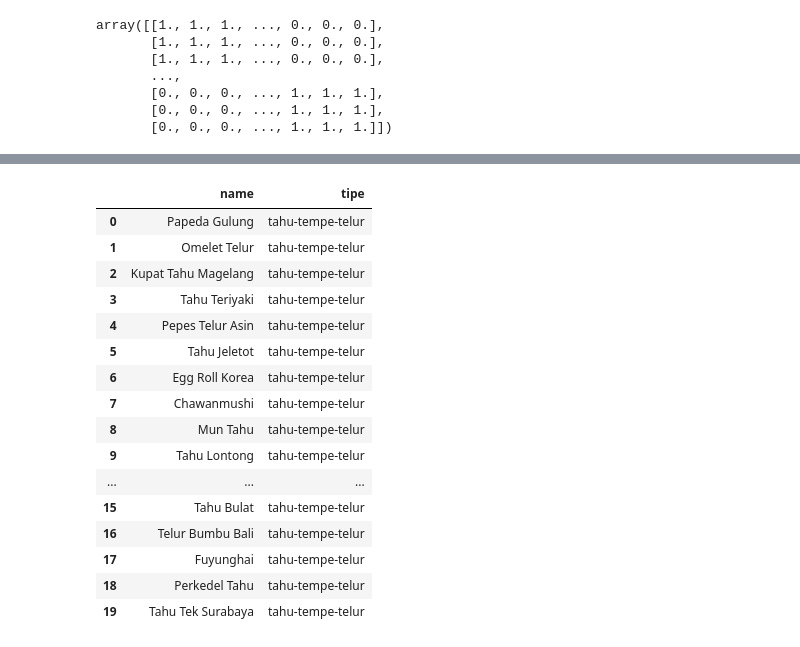
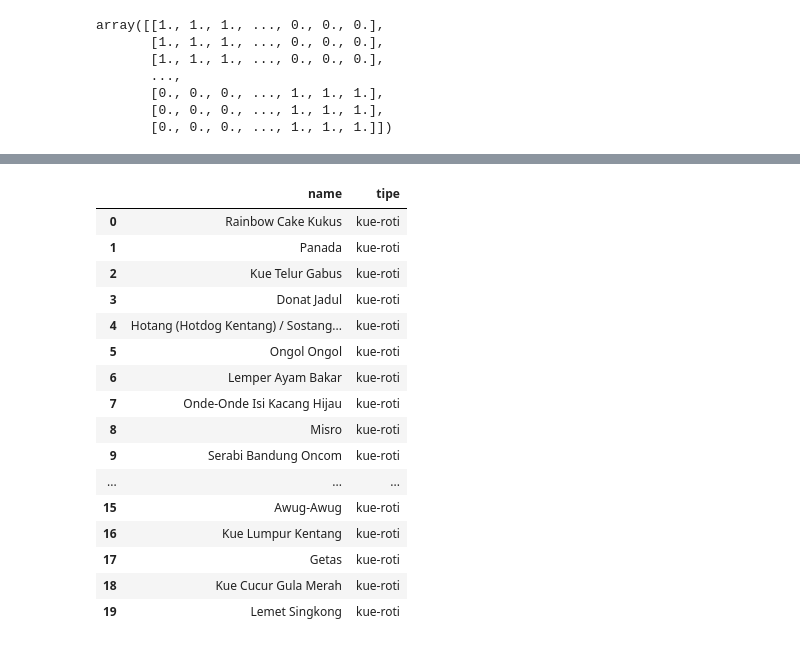
Before and after one commit to C22-126/Machine-Learning-NusantaMart, a Jupyter notebook: Sistem_Rekomendasi_Capstone_Project.ipynb, the cells around one changed output, grey strips where cells are left out. Drawn from its saved outputs; the diff is of its cells as text; code cells hidden in the pictures.

```diff
--- a/Sistem_Rekomendasi_Capstone_Project.ipynb
+++ b/Sistem_Rekomendasi_Capstone_Project.ipynb
@@ -319,20 +318,20 @@ data[data.name.eq('Peanut Butter Cookies')]
-# %%
-food_recommendations('Semur Telur')
-# %% [output]
-|  | name | tipe |
-| 0 | Papeda Gulung | tahu-tempe-telur |
-| 1 | Omelet Telur | tahu-tempe-telur |
-| 2 | Kupat Tahu Magelang | tahu-tempe-telur |
-| 3 | Tahu Teriyaki | tahu-tempe-telur |
-| 4 | Pepes Telur Asin | tahu-tempe-telur |
-| 5 | Tahu Jeletot | tahu-tempe-telur |
-| 6 | Egg Roll Korea | tahu-tempe-telur |
-| 7 | Chawanmushi | tahu-tempe-telur |
-| 8 | Mun Tahu | tahu-tempe-telur |
-| 9 | Tahu Lontong | tahu-tempe-telur |
-| ... | ... | ... |
-| 15 | Tahu Bulat | tahu-tempe-telur |
-| 16 | Telur Bumbu Bali | tahu-tempe-telur |
-| 17 | Fuyunghai | tahu-tempe-telur |
-| 18 | Perkedel Tahu | tahu-tempe-telur |
-| 19 | Tahu Tek Surabaya | tahu-tempe-telur |
+# %%
+food_recommendations('Kue Ketan Hitam Kukus')
+# %% [output]
+|  | name | tipe |
+| 0 | Rainbow Cake Kukus | kue-roti |
+| 1 | Panada | kue-roti |
+| 2 | Kue Telur Gabus | kue-roti |
+| 3 | Donat Jadul | kue-roti |
+| 4 | Hotang (Hotdog Kentang) / Sostang... | kue-roti |
+| 5 | Ongol Ongol | kue-roti |
+| 6 | Lemper Ayam Bakar | kue-roti |
+| 7 | Onde-Onde Isi Kacang Hijau | kue-roti |
+| 8 | Misro | kue-roti |
+| 9 | Serabi Bandung Oncom | kue-roti |
+| ... | ... | ... |
+| 15 | Awug-Awug | kue-roti |
+| 16 | Kue Lumpur Kentang | kue-roti |
+| 17 | Getas | kue-roti |
+| 18 | Kue Cucur Gula Merah | kue-roti |
+| 19 | Lemet Singkong | kue-roti |
```
Also changed, not shown: parts of 16 cells of this notebook, 1 other file.
